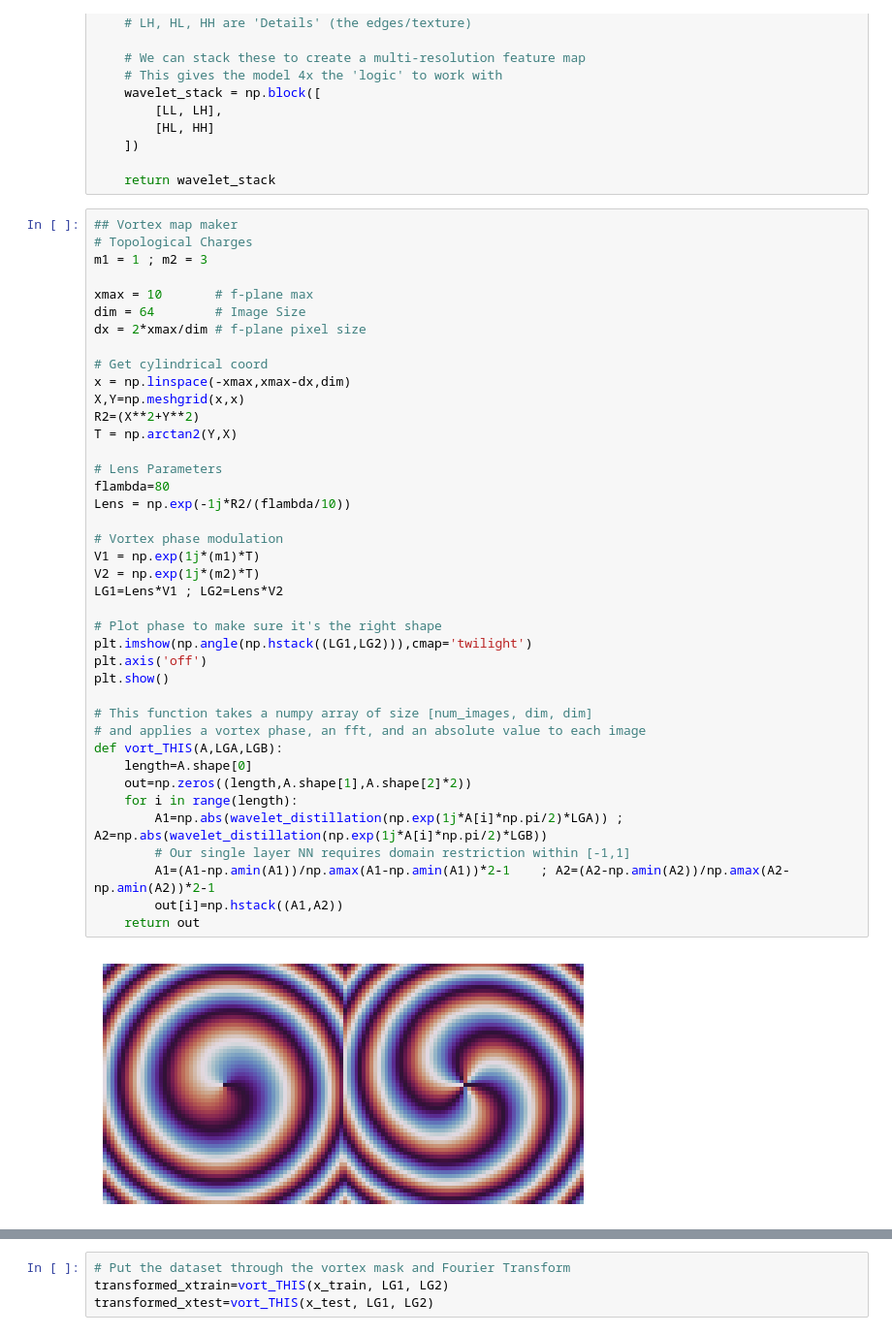
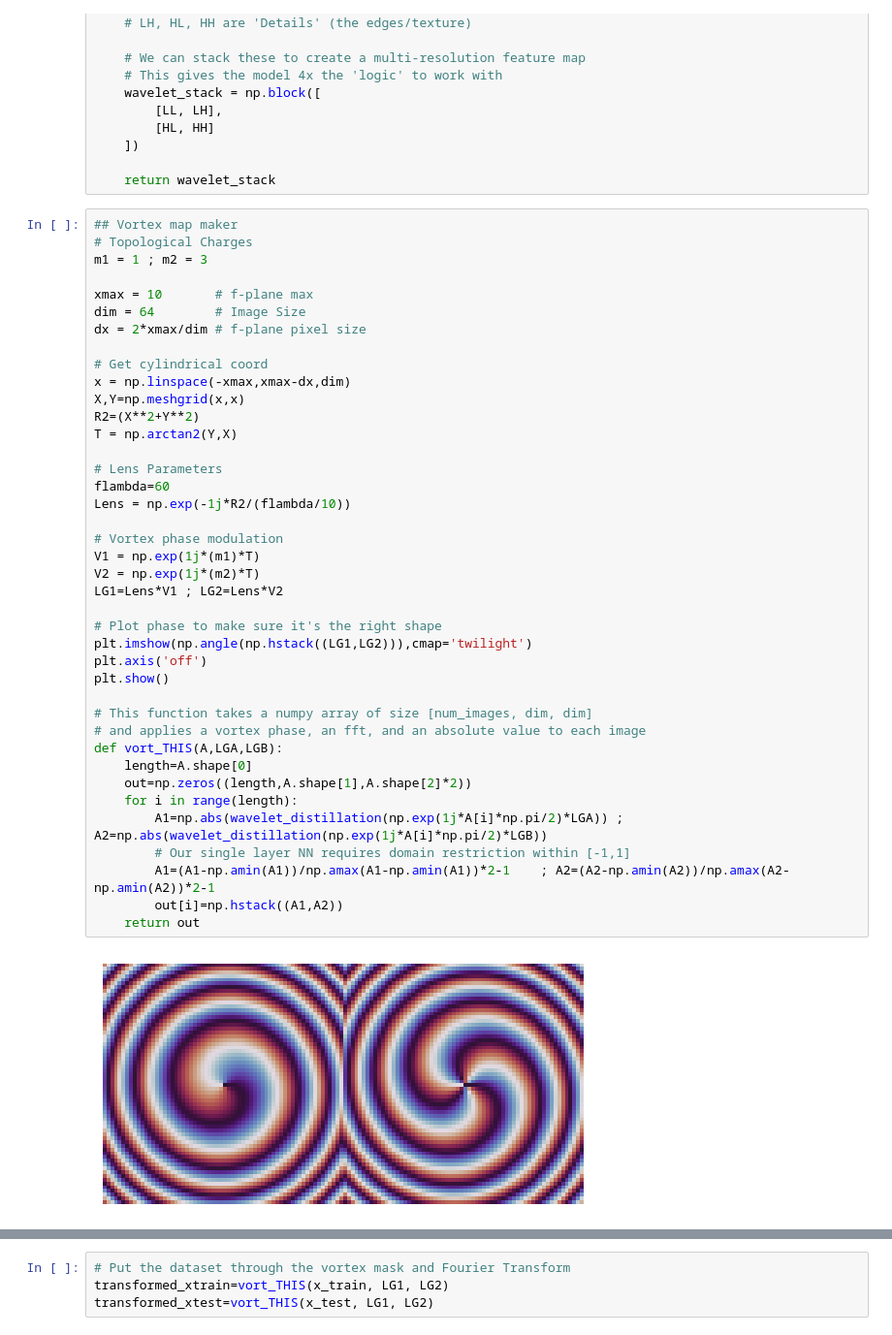
Before and after one commit to jetwidjaja96-cloud/MV, a Jupyter notebook: DWT.ipynb, the cells around one changed output, grey strips where cells are left out. Shown at 97% size. Drawn from its saved outputs; the diff is of its cells as text.

```diff
--- a/DWT.ipynb
+++ b/DWT.ipynb
@@ -49,35 +46,35 @@ dx = 2*xmax/dim # f-plane pixel size
 x = np.linspace(-xmax,xmax-dx,dim)
 X,Y=np.meshgrid(x,x)
 R2=(X**2+Y**2)
 T = np.arctan2(Y,X)
 
 # Lens Parameters
-flambda=80
+flambda=60
 Lens = np.exp(-1j*R2/(flambda/10))
 
 # Vortex phase modulation
 V1 = np.exp(1j*(m1)*T)
 V2 = np.exp(1j*(m2)*T)
 LG1=Lens*V1 ; LG2=Lens*V2
 
 # Plot phase to make sure it's the right shape
 plt.imshow(np.angle(np.hstack((LG1,LG2))),cmap='twilight')
 plt.axis('off')
 plt.show()
 
 # This function takes a numpy array of size [num_images, dim, dim]
 # and applies a vortex phase, an fft, and an absolute value to each image
 def vort_THIS(A,LGA,LGB):
     length=A.shape[0]
     out=np.zeros((length,A.shape[1],A.shape[2]*2))
     for i in range(length):
         A1=np.abs(wavelet_distillation(np.exp(1j*A[i]*np.pi/2)*LGA)) ; A2=np.abs(wavelet_distillation(np.exp(1j*A[i]*np.pi/2)*LGB))
         # Our single layer NN requires domain restriction within [-1,1]
         A1=(A1-np.amin(A1))/np.amax(A1-np.amin(A1))*2-1    ; A2=(A2-np.amin(A2))/np.amax(A2-np.amin(A2))*2-1
         out[i]=np.hstack((A1,A2))
     return out
 # %% [output]
-[figure, old version]
+[figure, new version]
 # %%
 # Load the images
 
```
Also changed, not shown: parts of 9 cells of this notebook, 2 other files.
